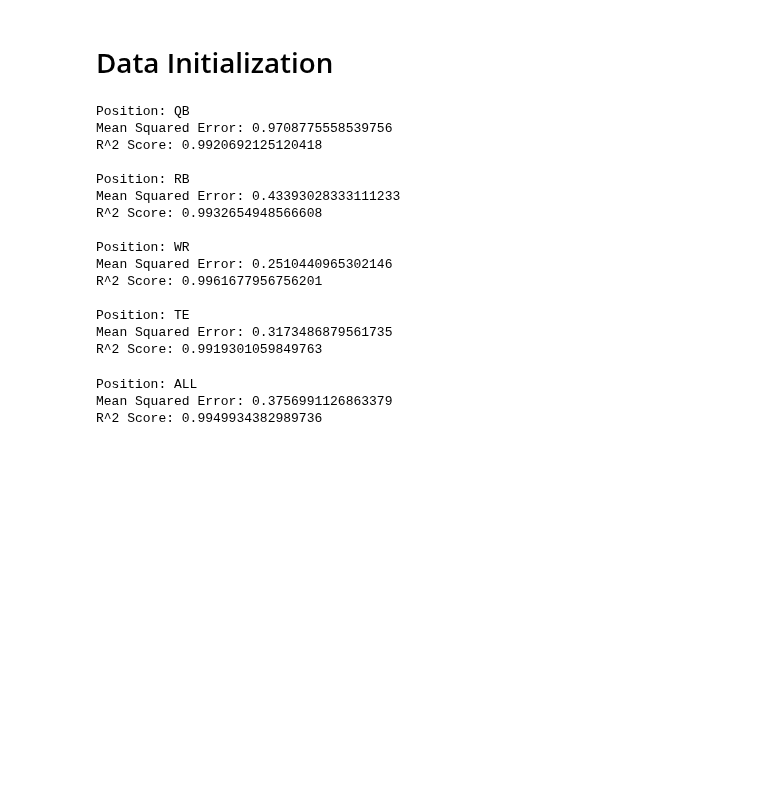
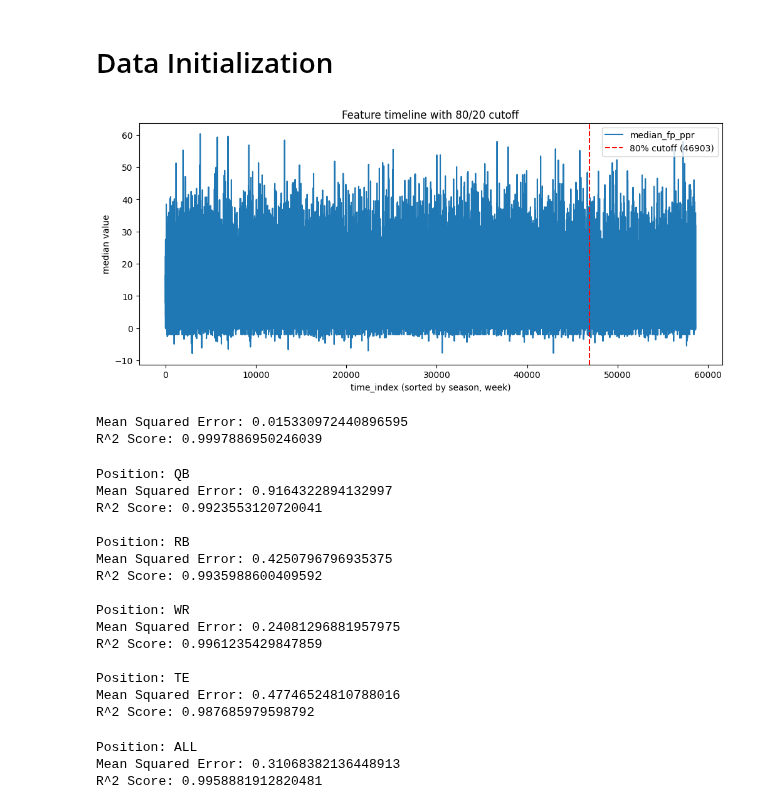
Before and after one commit to hroaten/COSC-325-ML-Project, a Jupyter notebook: Fantasy_Points.ipynb, the cells around one changed output. Cells and saved outputs as stored; diff of their text form; code cells hidden in the pictures; blank space fills up the shorter version.

```diff
--- a/Fantasy_Points.ipynb
+++ b/Fantasy_Points.ipynb
@@ -44,26 +44,79 @@ features_dropped.update(missing_fractions[missing_fractions > missing_threshold]
 # %%
 from sklearn.preprocessing import OneHotEncoder,  StandardScaler, RobustScaler
 from sklearn.pipeline import Pipeline
 from sklearn.compose import ColumnTransformer
 from sklearn.impute import SimpleImputer
+from sklearn.model_selection import TimeSeriesSplit
+from sklearn.ensemble import RandomForestRegressor
+from sklearn.metrics import mean_squared_error, r2_score
 
 # ensure feature lists are cohesive
 for label in features_dropped :
     if label in categorical_features :
         categorical_features.remove(label)
     elif label in real_val_features :
         real_val_features.remove(label)
 
 real_val_features.difference_update(target_labels) # take potential targets out of features processed by pipeline
 
 # convert to lists so we can stop typcasting
 real_val_features = list(real_val_features)
 categorical_features = list(categorical_features)
 target_labels = list(target_labels)
 features_dropped = list(features_dropped)
 
 #clean dataframe without features exceeding missing value threshold
-clean_df = raw_df.drop(list(features_dropped), axis=1)
+clean_df = raw_df.drop(list(features_dropped), axis=1).copy()
+clean_df['time_key'] = list(zip(clean_df['season'], clean_df['week']))
+
+clean_df = clean_df.sort_values(['season', 'week']).reset_index(drop=True)
+clean_df['time_index'] = np.arange(len(clean_df))
+clean_df = clean_df.drop(columns='time_key')
+
+# compute 80% cutoff index (floor so train < cutoff)
+cutoff = int(np.floor(len(clean_df) * 0.8))
+
+# aggregate medians per time_index to reduce noise (optional)
+agg = clean_df.groupby('time_index').agg(
+    fantasy_points_ppr_med=('fantasy_points_ppr','median'),
+).reset_index()
+
+plt.figure(figsize=(12,5))
+sns.lineplot(data=agg, x='time_index', y='fantasy_points_ppr_med', label='median_fp_ppr')
+plt.xlabel('time_index (sorted by season, week)')
+plt.ylabel('median value')
+plt.title('Feature timeline with 80/20 cutoff')
+plt.axvline(cutoff, color='red', linestyle='--', label=f'80% cutoff ({cutoff})')
+plt.legend()
+plt.show()
+
+# Create train/test using that cutoff
+train = clean_df[clean_df['time_index'] < cutoff].drop(columns='time_index')
+test = clean_df[clean_df['time_index'] >= cutoff].drop(columns='time_index')
+
+X = clean_df.drop(columns=['fantasy_points_ppr'] + categorical_features)   # features
+y = clean_df['fantasy_points_ppr']
+
+tscv = TimeSeriesSplit(n_splits=5)  # or another number of folds
+for fold, (train_idx, test_idx) in enumerate(tscv.split(clean_df['time_index'])):
+    X_train, X_test = X.iloc[train_idx], X.iloc[test_idx]
+    y_train, y_test = y.iloc[train_idx], y.iloc[test_idx]
+    # train model on X_train, y_train and evaluate on X_test, y_test
+
+model = RandomForestRegressor(n_estimators=100, random_state=rng, n_jobs=-1)
+model.fit(X_train, y_train)
+
+y_pred = model.predict(X_test)
+
+mse = mean_squared_error(y_test, y_pred)
+r2 = r2_score(y_test, y_pred)
+
+print(f"Mean Squared Error: {mse}")
+print(f"R^2 Score: {r2}\n")
+# %% [output]
+[figure, added]
+Mean Squared Error: 0.015330972440896595
+R^2 Score: 0.9997886950246039
 # %%
 
 #sort real value features by estimated distribution type
@@ -150,23 +202,23 @@ for position in relevant_positions :
     train_and_evaluate_model(pos_filtered_dfs[position], position)
 # %% [output]
 Position: QB
-Mean Squared Error: 0.9708775558539756
-R^2 Score: 0.9920692125120418
+Mean Squared Error: 0.9164322894132997
+R^2 Score: 0.9923553120720041
 
 Position: RB
-Mean Squared Error: 0.43393028333111233
-R^2 Score: 0.9932654948566608
+Mean Squared Error: 0.4250796796935375
+R^2 Score: 0.9935988600409592
 
 Position: WR
-Mean Squared Error: 0.2510440965302146
-R^2 Score: 0.9961677956756201
+Mean Squared Error: 0.24081296881957975
+R^2 Score: 0.9961235429847859
 
 Position: TE
-Mean Squared Error: 0.3173486879561735
-R^2 Score: 0.9919301059849763
+Mean Squared Error: 0.47746524810788016
+R^2 Score: 0.987685979598792
 # %%
 train_and_evaluate_model(clean_df, 'ALL')
 # %% [output]
 Position: ALL
-Mean Squared Error: 0.3756991126863379
-R^2 Score: 0.9949934382989736
+Mean Squared Error: 0.31068382136448913
+R^2 Score: 0.9958881912820481
```
Also changed, not shown: parts of 1 cell of this notebook.
